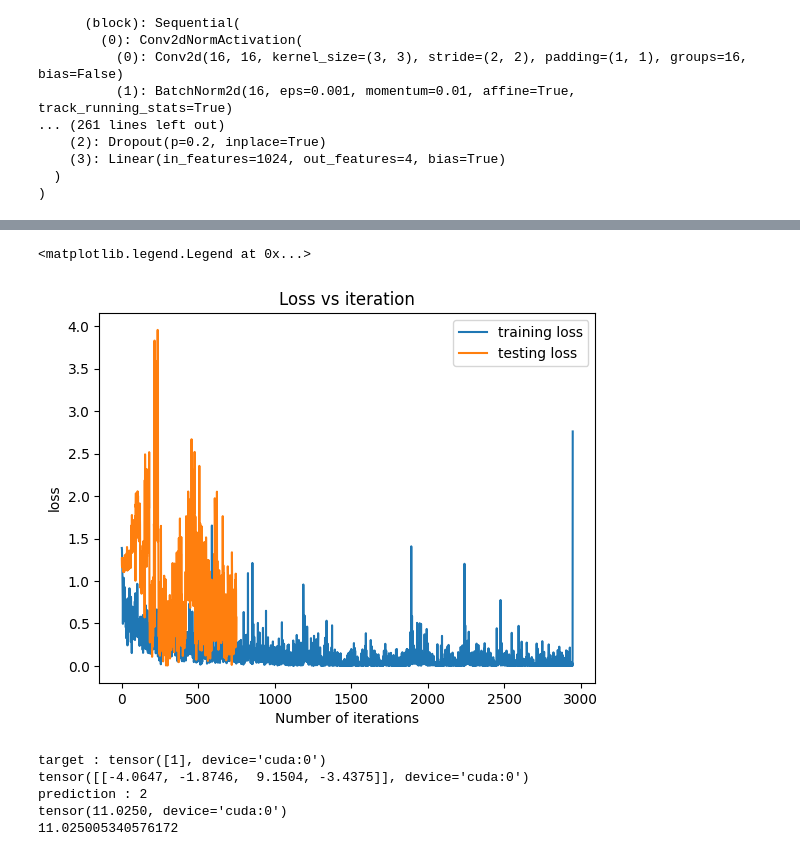
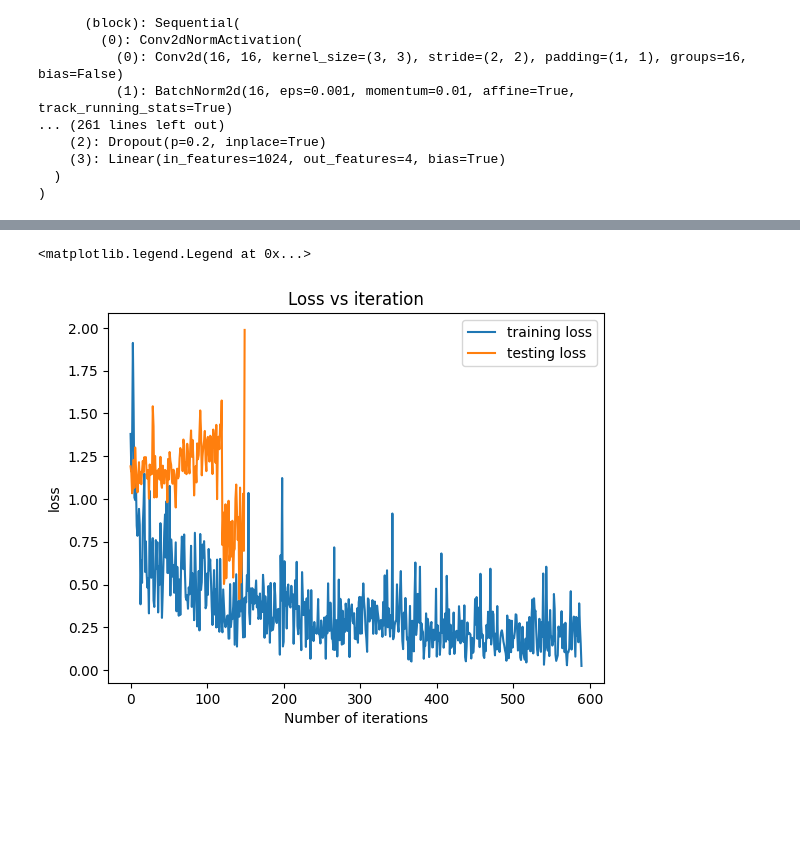
Before and after one commit to sudipniser/ML-Project-SR, a Jupyter notebook: Sudip_mobilnet.ipynb, the cells around one changed output, grey strips where cells are left out. Drawn from its saved outputs; the diff is of its cells as text; code cells hidden in the pictures; blank space fills up the shorter version.

```diff
--- a/Sudip_mobilnet.ipynb
+++ b/Sudip_mobilnet.ipynb
@@ -69,0 +237,3 @@ optim=torch.optim.Adam(params=model_0.parameters(),lr=0.001)
+# %%
+#initalising a mobilenet3 model
+model_1_ECA=mobilenet_v3_small(weights=None)
@@ -69,0 +270,8 @@ optim=torch.optim.Adam(params=model_0.parameters(),lr=0.001)
+# %%
+#Incorporating the ECA layers
+for i in range(1,12):
+    model_1_ECA.features[i].block.append(eca_layer(24,3))
+# %%
+#Reducing the number of parameters
+model_1_ECA.classifier[3]=nn.Linear(in_features=1024,out_features=4,bias=True)
+model_1_ECA.to(device)
@@ -70,17 +296,21 @@ optim=torch.optim.Adam(params=model_0.parameters(),lr=0.001)
+# %%
+#loss function & optimiser
+loss_fn=torch.nn.CrossEntropyLoss()
+optim=torch.optim.Adam(params=model_1_ECA.parameters(),lr=0.001)
 # %%
 #Training and Testing
-NUM_EPOCHS=25
+NUM_EPOCHS=5
 st=timeit.default_timer()
 train_loss_trend=[]
 test_loss_trend=[]
 for epoch in range(NUM_EPOCHS):
     #turning on training mode
     train_loss,train_acc,test_loss,test_acc,=0,0,0,0
-    model_0.train()
+    model_1_ECA.train()
     for batch, (X,y) in enumerate(Train_dataloader):
         #moving data to GPU
         X,y=X.to(device),y.to(device)
-        y_=model_0(X)
+        y_=model_1_ECA(X)
         #calculating and storing loss
         loss=loss_fn(y_,y)
         train_loss += loss.item()
@@ -94,11 +324,11 @@ for epoch in range(NUM_EPOCHS):
         y_pred_class = torch.argmax(torch.softmax(y_, dim=1), dim=1)
         train_acc += (y_pred_class == y).sum().item()/len(y_)
     #turing on testing mode
-    model_0.eval()
+    model_1_ECA.eval()
     with torch.inference_mode():
         for batch, (X,y) in enumerate(Test_dataloader):
             X,y=X.to(device),y.to(device)
-            y_=model_0(X)
+            y_=model_1_ECA(X)
             loss=loss_fn(y_,y)
             test_loss += loss.item()
             test_loss_trend.append(loss.item())
@@ -135,20 +354,2 @@ Total time:602.912714
 <matplotlib.legend.Legend at 0x...>
-[figure, old version]
+[figure, new version]
-# %%
-Datlod=DataLoader(test_data,1,True)
-(X,y)=next(iter(Datlod))
-y=y.to(device)
-print(f'target : {y}')
-with torch.inference_mode():
-    X=X.to(device)
-    y_=model_0(X)
-    print(y_)
-    print(f'prediction : {torch.softmax(y_,dim=1).argmax()}')
-    print(loss_fn(y_,y))
-    print(loss_fn(y_,y).item())
-# %% [output]
-target : tensor([1], device='cuda:0')
-tensor([[-4.0647, -1.8746,  9.1504, -3.4375]], device='cuda:0')
-prediction : 2
-tensor(11.0250, device='cuda:0')
-11.025005340576172
```
Also changed, not shown: parts of 19 cells of this notebook, 1 other file.
